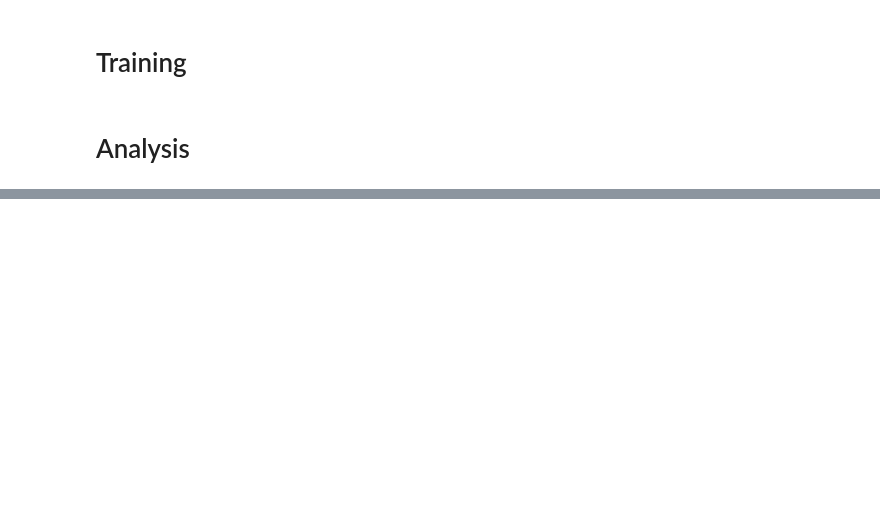
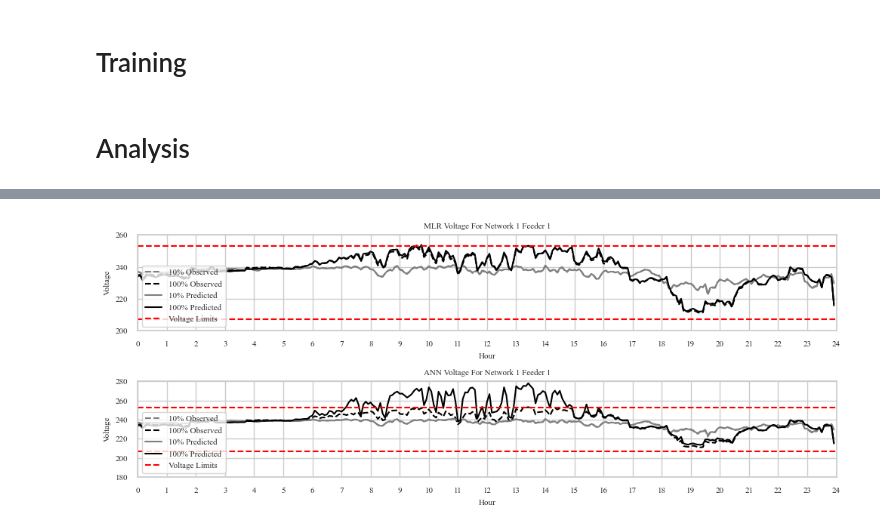
Before and after one commit to ejpalacios/modelfreeLV, a Jupyter notebook: Multi_Network_Models.ipynb, the cells around one changed output, grey strips where cells are left out. Cells and saved outputs as stored; diff of their text form; code cells hidden in the pictures; blank space fills up the shorter version.

```diff
--- a/Multi_Network_Models.ipynb
+++ b/Multi_Network_Models.ipynb
@@ -282,3 +360,52 @@ print(np.std(voltges_10.values.flatten()))
+# %%
+voltages_10 = pd.concat([abs(pd.DataFrame(data["Observed_10"], columns=[Feed_names[i]])) for i, data in enumerate(data_list)], axis=1).drop("13 4", axis = 1)
+voltages_100 = pd.concat([abs(pd.DataFrame(data["Observed_100"], columns=[Feed_names[i]])) for i, data in enumerate(data_list)], axis=1).drop("13 4", axis = 1)
+voltages_10_pred_mlr = pd.concat([abs(pd.DataFrame(data["Predicted_10"], columns=[Feed_names[i]])) for i, data in enumerate(data_list)], axis=1).drop("13 4", axis = 1)
+voltages_100_pred_mlr = pd.concat([abs(pd.DataFrame(data["Predicted_100"], columns=[Feed_names[i]])) for i, data in enumerate(data_list)], axis=1).drop("13 4", axis = 1)
+voltages_10_pred_nn = pd.concat([abs(pd.DataFrame(data["Predicted_10"], columns=[Feed_names[i]])) for i, data in enumerate(data_list_nn)], axis=1).drop("13 4", axis = 1)
+voltages_100_pred_nn = pd.concat([abs(pd.DataFrame(data["Predicted_100"], columns=[Feed_names[i]])) for i, data in enumerate(data_list_nn)], axis=1).drop("13 4", axis = 1)
+# %%
+fig, ax = plt.subplots(2,1, figsize = (10,4))
+sns.lineplot(ax = ax[0], data=voltages_10["1 1"].values[:288], label = "10% Observed", linestyle="--", color="grey")
+sns.lineplot(ax = ax[0], data=voltages_100["1 1"].values[:288], label = "100% Observed", linestyle="--", color="black")
+
+sns.lineplot(ax = ax[0], data=voltages_10_pred_mlr["1 1"].values[:288], label = "10% Predicted", color="grey")
+sns.lineplot(ax = ax[0], data=voltages_100_pred_mlr["1 1"].values[:288], label = "100% Predicted", color="black")
+
+ax[0].axhline(230*1.1, linestyle = "--", color = "red", label = "Voltage Limits")
+ax[0].axhline(230*0.9, linestyle = "--", color = "red")
+
+ax[0].set_title("MLR Voltage For Network 1 Feeder 1", fontsize=8)
+ax[0].set_xlabel("Hour", fontsize=8)
+ax[0].set_ylabel("Voltage", fontsize=8)
+ax[0].set_xlim(0, 288)
+ax[0].set_ylim(200, 260)
+ax[0].set_yticks(np.arange(200,270,20),np.arange(200,270,20),fontsize=8)
+ax[0].set_xticks(np.arange(0,300,12), np.arange(0,25,1), fontsize=8)
+ax[0].legend(fontsize=8, loc = "lower left")
+
+sns.lineplot(ax = ax[1], data=voltages_10["1 1"].values[:288], label = "10% Observed", linestyle="--", color="grey")
+sns.lineplot(ax = ax[1], data=voltages_100["1 1"].values[:288], label = "100% Observed", linestyle="--", color="black")
+
+sns.lineplot(ax = ax[1], data=voltages_10_pred_nn["1 1"].values[:288], label = "10% Predicted", color="grey")
+sns.lineplot(ax = ax[1], data=voltages_100_pred_nn["1 1"].values[:288], label = "100% Predicted", color="black")
+
+ax[1].axhline(230*1.1, linestyle = "--", color = "red", label = "Voltage Limits")
+ax[1].axhline(230*0.9, linestyle = "--", color = "red")
+
+ax[1].set_title("ANN Voltage For Network 1 Feeder 1", fontsize=8)
+ax[1].set_xlabel("Hour", fontsize=8)
+ax[1].set_ylabel("Voltage", fontsize=8)
+ax[1].set_xlim(0, 288)
+ax[1].set_ylim(180, 280)
+ax[1].set_yticks(np.arange(180,290,20),np.arange(180,290,20),fontsize=8)
+ax[1].set_xticks(np.arange(0,300,12), np.arange(0,25,1), fontsize=8)
+ax[1].legend(fontsize=8, loc = "lower left")
+
+plt.tight_layout()
+plt.savefig("Images/pred_example_network_1_feeder_1.svg")
+# %% [output]
+[figure, added]
 # %%
 obs_df = pd.concat([abs(pd.DataFrame(data["Observed_100"], columns=[Feed_names[i]])) for i, data in enumerate(data_list)], axis=1).drop("13 4", axis = 1)
 pred_lin_df = pd.concat([abs(pd.DataFrame(data["Predicted_100"], columns=[Feed_names[i]])) for i, data in enumerate(data_list)], axis=1).drop("13 4", axis = 1)
```
Also changed, not shown: parts of 61 cells of this notebook, 18 other files.
